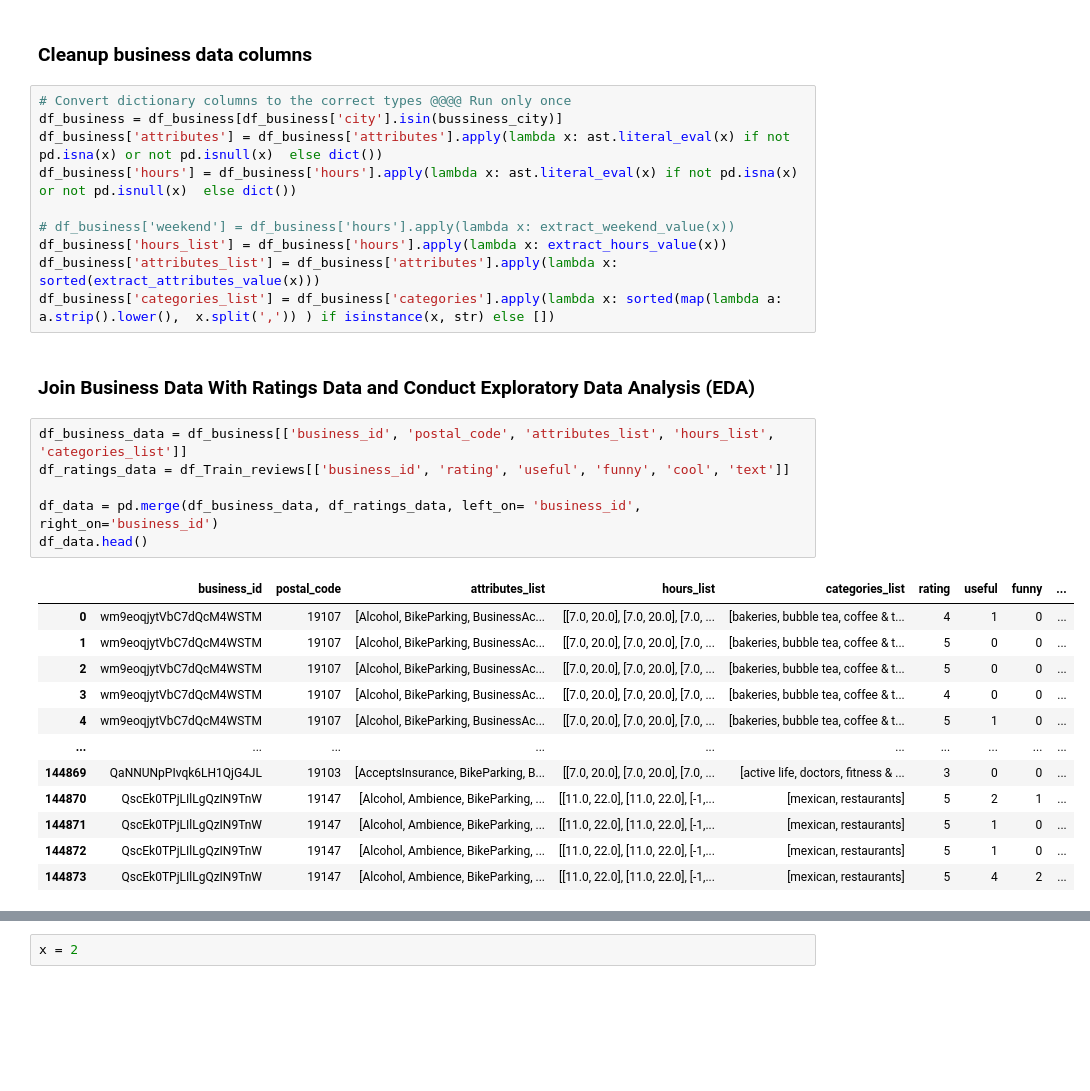
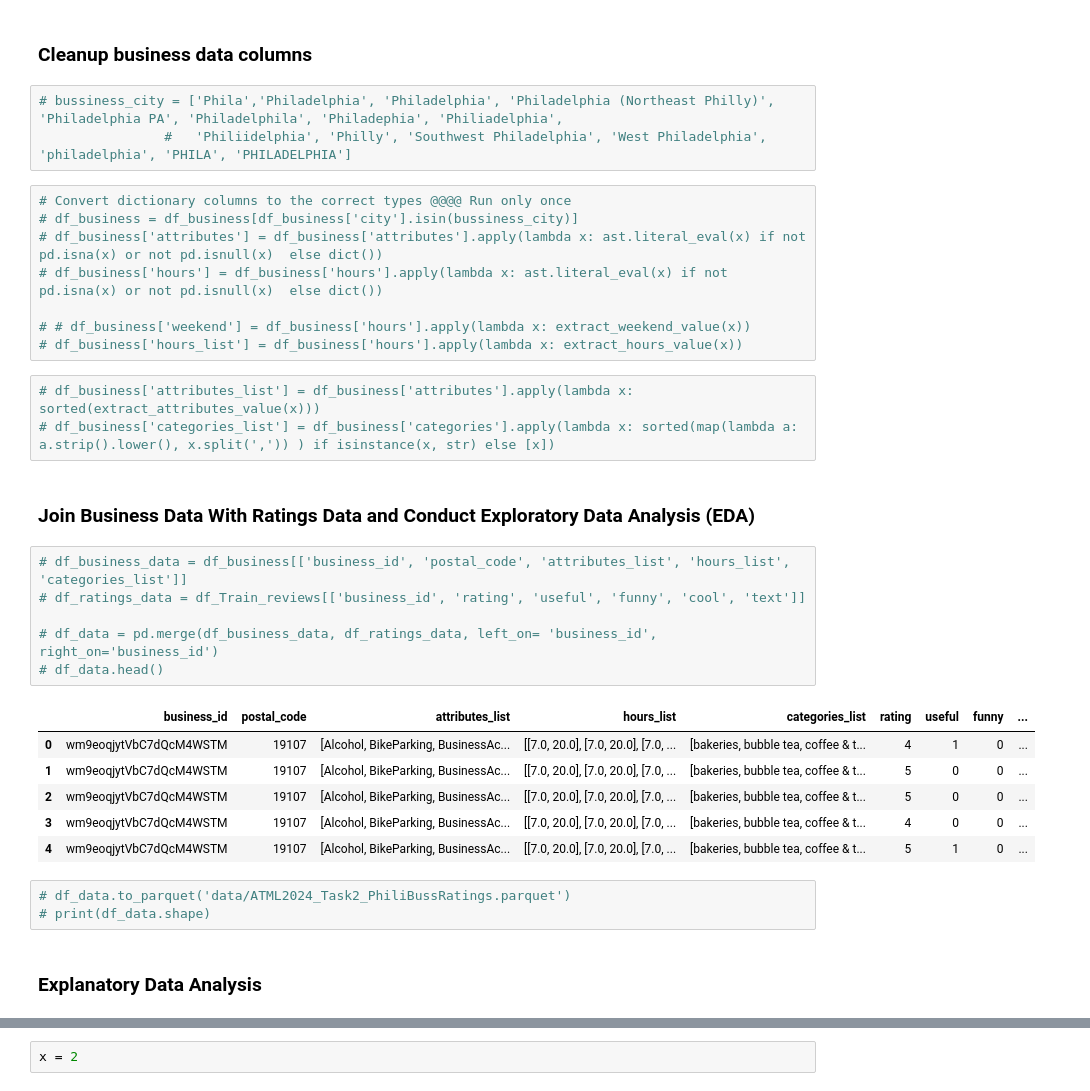
Before and after one commit to Kamiryu/nlp-customer-review-analysis, a Jupyter notebook: task_2.ipynb, the cells around one changed output, grey strips where cells are left out. Saved outputs shown, nothing was run; the diff lists cells and outputs as text; blank space fills up the shorter version.

```diff
--- a/task_2.ipynb
+++ b/task_2.ipynb
@@ -18,34 +19,37 @@ df_Train_reviews = pd.read_csv('data/ATML2024_reviews_train.csv', header=0)
 # df_users = pd.read_csv('data/ATML2024_users.csv', header=0, nrows=100)
 # %% [markdown]
 ### Cleanup business data columns
+# %%
+# bussiness_city = ['Phila','Philadelphia', 'Philadelphia', 'Philadelphia (Northeast Philly)', 'Philadelphia PA', 'Philadelphila', 'Philadephia', 'Philiadelphia',
+                #   'Philiidelphia', 'Philly', 'Southwest Philadelphia', 'West Philadelphia', 'philadelphia', 'PHILA', 'PHILADELPHIA']
 # %%
 # Convert dictionary columns to the correct types @@@@ Run only once
-df_business = df_business[df_business['city'].isin(bussiness_city)]
-df_business['attributes'] = df_business['attributes'].apply(lambda x: ast.literal_eval(x) if not pd.isna(x) or not pd.isnull(x)  else dict())
-df_business['hours'] = df_business['hours'].apply(lambda x: ast.literal_eval(x) if not pd.isna(x) or not pd.isnull(x)  else dict())
+# df_business = df_business[df_business['city'].isin(bussiness_city)]
+# df_business['attributes'] = df_business['attributes'].apply(lambda x: ast.literal_eval(x) if not pd.isna(x) or not pd.isnull(x)  else dict())
+# df_business['hours'] = df_business['hours'].apply(lambda x: ast.literal_eval(x) if not pd.isna(x) or not pd.isnull(x)  else dict())
 
-# df_business['weekend'] = df_business['hours'].apply(lambda x: extract_weekend_value(x))
-df_business['hours_list'] = df_business['hours'].apply(lambda x: extract_hours_value(x))
-df_business['attributes_list'] = df_business['attributes'].apply(lambda x: sorted(extract_attributes_value(x)))
-df_business['categories_list'] = df_business['categories'].apply(lambda x: sorted(map(lambda a: a.strip().lower(),  x.split(',')) ) if isinstance(x, str) else [])
+# # df_business['weekend'] = df_business['hours'].apply(lambda x: extract_weekend_value(x))
+# df_business['hours_list'] = df_business['hours'].apply(lambda x: extract_hours_value(x))
+# %%
+# df_business['attributes_list'] = df_business['attributes'].apply(lambda x: sorted(extract_attributes_value(x)))
+# df_business['categories_list'] = df_business['categories'].apply(lambda x: sorted(map(lambda a: a.strip().lower(), x.split(',')) ) if isinstance(x, str) else [x])
 # %% [markdown]
 ### Join Business Data With Ratings Data and Conduct Exploratory Data Analysis (EDA)
 # %%
-df_business_data = df_business[['business_id', 'postal_code', 'attributes_list', 'hours_list', 'categories_list']]
-df_ratings_data = df_Train_reviews[['business_id', 'rating', 'useful', 'funny', 'cool', 'text']]
+# df_business_data = df_business[['business_id', 'postal_code', 'attributes_list', 'hours_list', 'categories_list']]
+# df_ratings_data = df_Train_reviews[['business_id', 'rating', 'useful', 'funny', 'cool', 'text']]
 
-df_data = pd.merge(df_business_data, df_ratings_data, left_on= 'business_id', right_on='business_id')
-df_data.head()
+# df_data = pd.merge(df_business_data, df_ratings_data, left_on= 'business_id', right_on='business_id')
+# df_data.head()
 # %% [output]
 |  | business_id | postal_code | attributes_list | hours_list | categories_list | rating | useful | funny | ... |
 | 0 | wm9eoqjytVbC7dQcM4WSTM | 19107 | [Alcohol, BikeParking, BusinessAc... | [[7.0, 20.0], [7.0, 20.0], [7.0, ... | [bakeries, bubble tea, coffee & t... | 4 | 1 | 0 | ... |
 | 1 | wm9eoqjytVbC7dQcM4WSTM | 19107 | [Alcohol, BikeParking, BusinessAc... | [[7.0, 20.0], [7.0, 20.0], [7.0, ... | [bakeries, bubble tea, coffee & t... | 5 | 0 | 0 | ... |
 | 2 | wm9eoqjytVbC7dQcM4WSTM | 19107 | [Alcohol, BikeParking, BusinessAc... | [[7.0, 20.0], [7.0, 20.0], [7.0, ... | [bakeries, bubble tea, coffee & t... | 5 | 0 | 0 | ... |
 | 3 | wm9eoqjytVbC7dQcM4WSTM | 19107 | [Alcohol, BikeParking, BusinessAc... | [[7.0, 20.0], [7.0, 20.0], [7.0, ... | [bakeries, bubble tea, coffee & t... | 4 | 0 | 0 | ... |
 | 4 | wm9eoqjytVbC7dQcM4WSTM | 19107 | [Alcohol, BikeParking, BusinessAc... | [[7.0, 20.0], [7.0, 20.0], [7.0, ... | [bakeries, bubble tea, coffee & t... | 5 | 1 | 0 | ... |
-| ... | ... | ... | ... | ... | ... | ... | ... | ... | ... |
-| 144869 | QaNNUNpPIvqk6LH1QjG4JL | 19103 | [AcceptsInsurance, BikeParking, B... | [[7.0, 20.0], [7.0, 20.0], [7.0, ... | [active life, doctors, fitness & ... | 3 | 0 | 0 | ... |
-| 144870 | QscEk0TPjLIlLgQzIN9TnW | 19147 | [Alcohol, Ambience, BikeParking, ... | [[11.0, 22.0], [11.0, 22.0], [-1,... | [mexican, restaurants] | 5 | 2 | 1 | ... |
-| 144871 | QscEk0TPjLIlLgQzIN9TnW | 19147 | [Alcohol, Ambience, BikeParking, ... | [[11.0, 22.0], [11.0, 22.0], [-1,... | [mexican, restaurants] | 5 | 1 | 0 | ... |
-| 144872 | QscEk0TPjLIlLgQzIN9TnW | 19147 | [Alcohol, Ambience, BikeParking, ... | [[11.0, 22.0], [11.0, 22.0], [-1,... | [mexican, restaurants] | 5 | 1 | 0 | ... |
-| 144873 | QscEk0TPjLIlLgQzIN9TnW | 19147 | [Alcohol, Ambience, BikeParking, ... | [[11.0, 22.0], [11.0, 22.0], [-1,... | [mexican, restaurants] | 5 | 4 | 2 | ... |
+# %%
+# df_data.to_parquet('data/ATML2024_Task2_PhiliBussRatings.parquet')
+# print(df_data.shape)
+# %% [markdown]
+### Explanatory Data Analysis
```
Also changed, not shown: parts of 18 cells of this notebook, 6 other files.
